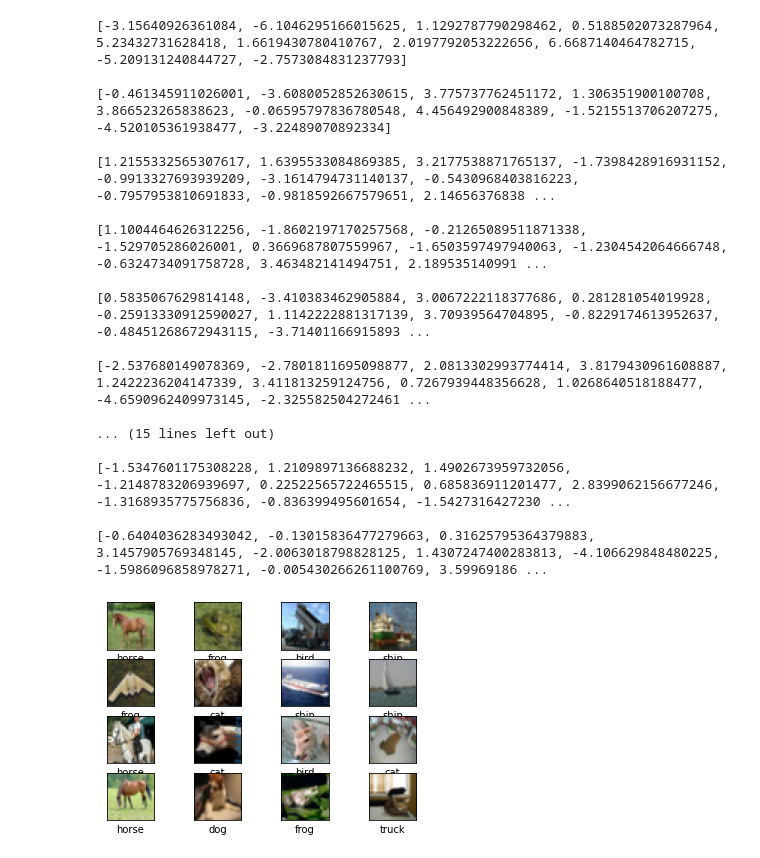
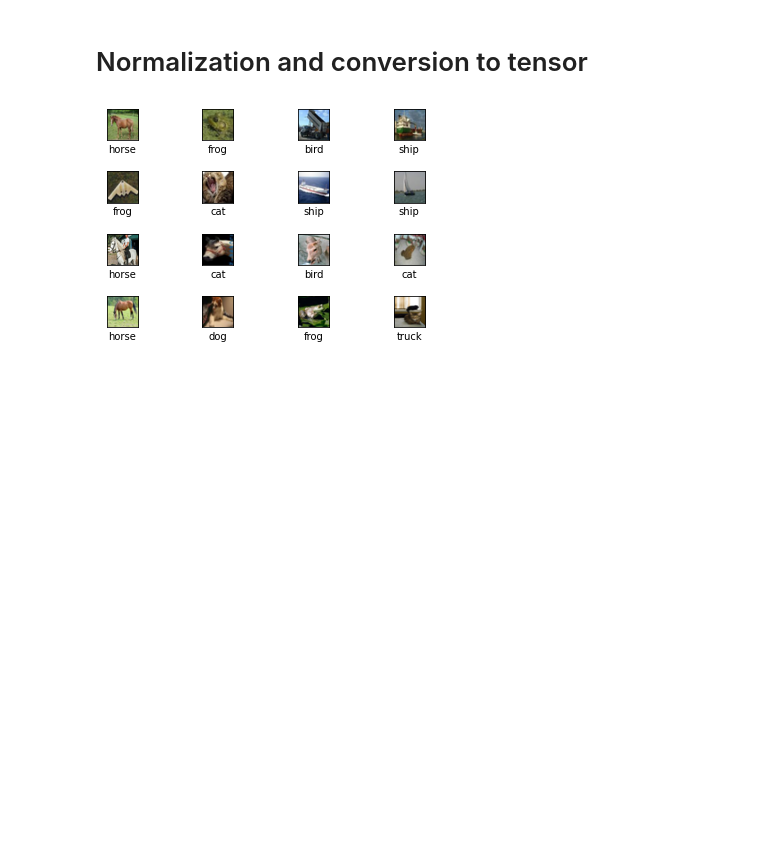
Before and after one commit to PCIHD/LDSCondenseNet, a Jupyter notebook: load_and_test.ipynb, the cells around one changed output. Saved outputs shown, nothing was run; the diff lists cells and outputs as text; code cells hidden in the pictures; blank space fills up the shorter version.

Commit message:
Finished Model
Optimised imports
Reformatted code

```diff
--- a/load_and_test.ipynb
+++ b/load_and_test.ipynb
@@ -27,6 +8,7 @@ checkpoint = torch.load('results\savedir\save_models\checkpoint_190.pth.tar')
 # %%
-
-model = torch.load('checkpoint_299.pth.tar')
+model = torch.load('Final_model.tar')
+# %% [markdown]
+# Normalization and conversion to tensor
 # %%
 normalize = transforms.Normalize(mean=[0.4914, 0.4824, 0.4467],
                                          std=[0.2471, 0.2435, 0.2616])
@@ -38,31 +20,13 @@ val_set = datasets.CIFAR10('../data', train=False,
 # %%
 
 for i in range(48,64):
     plt.subplot(4,4,i+1-48)
+
+    plt.subplots_adjust(hspace=1,wspace=1)
     plt.xticks([])
     plt.yticks([])
     plt.imshow(val_set.data[i])
     out = model(transform(val_set.data[i]).view(1,3,32,32))[0].tolist()
-    print(out)
-    print()
-
     plt.xlabel(class_names[out.index(max(out))])
 # %% [output]
-[-3.15640926361084, -6.1046295166015625, 1.1292787790298462, 0.5188502073287964, 5.23432731628418, 1.6619430780410767, 2.0197792053222656, 6.6687140464782715, -5.209131240844727, -2.7573084831237793]
-
-[-0.461345911026001, -3.6080052852630615, 3.775737762451172, 1.306351900100708, 3.866523265838623, -0.06595797836780548, 4.456492900848389, -1.5215513706207275, -4.520105361938477, -3.22489070892334]
-
-[1.2155332565307617, 1.6395533084869385, 3.2177538871765137, -1.7398428916931152, -0.9913327693939209, -3.1614794731140137, -0.5430968403816223, -0.7957953810691833, -0.9818592667579651, 2.14656376838 ...
-
-[1.1004464626312256, -1.8602197170257568, -0.21265089511871338, -1.529705286026001, 0.3669687807559967, -1.6503597497940063, -1.2304542064666748, -0.6324734091758728, 3.463482141494751, 2.189535140991 ...
-
-[0.5835067629814148, -3.410383462905884, 3.0067222118377686, 0.281281054019928, -0.25913330912590027, 1.1142222881317139, 3.70939564704895, -0.8229174613952637, -0.48451268672943115, -3.71401166915893 ...
-
-[-2.537680149078369, -2.7801811695098877, 2.0813302993774414, 3.8179430961608887, 1.2422236204147339, 3.411813259124756, 0.7267939448356628, 1.0268640518188477, -4.6590962409973145, -2.325582504272461 ...
-
-... (15 lines left out)
-
-[-1.5347601175308228, 1.2109897136688232, 1.4902673959732056, -1.2148783206939697, 0.22522565722465515, 0.685836911201477, 2.8399062156677246, -1.3168935775756836, -0.836399495601654, -1.5427316427230 ...
-
-[-0.6404036283493042, -0.13015836477279663, 0.31625795364379883, 3.1457905769348145, -2.0063018798828125, 1.4307247400283813, -4.106629848480225, -1.5986096858978271, -0.005430266261100769, 3.59969186 ...
-[figure, old version]
+[figure, new version]
```
Also changed, not shown: parts of 8 cells of this notebook, 10 other files.
